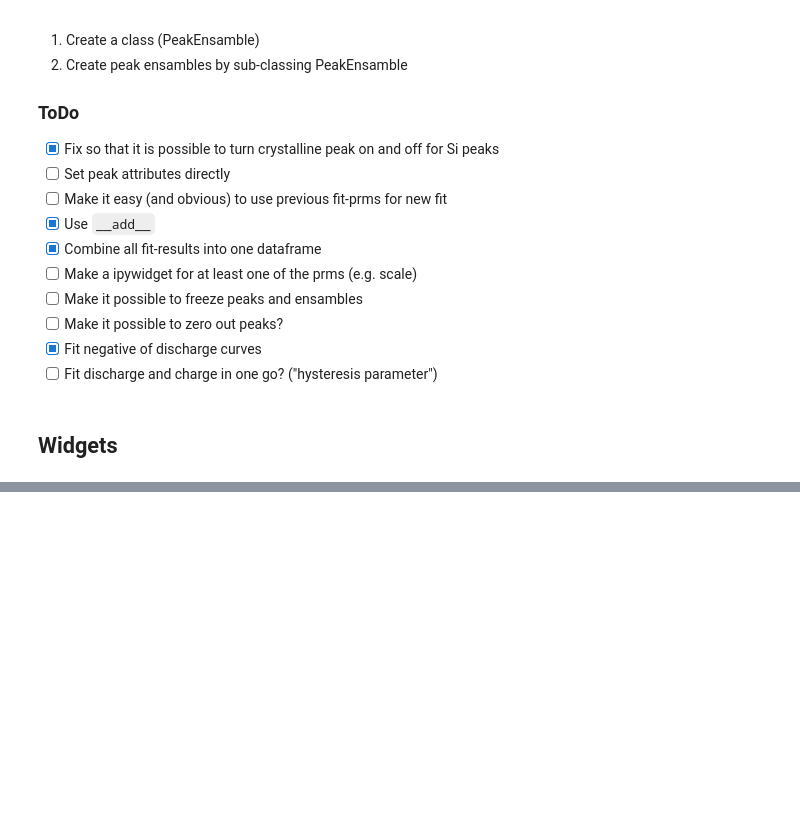
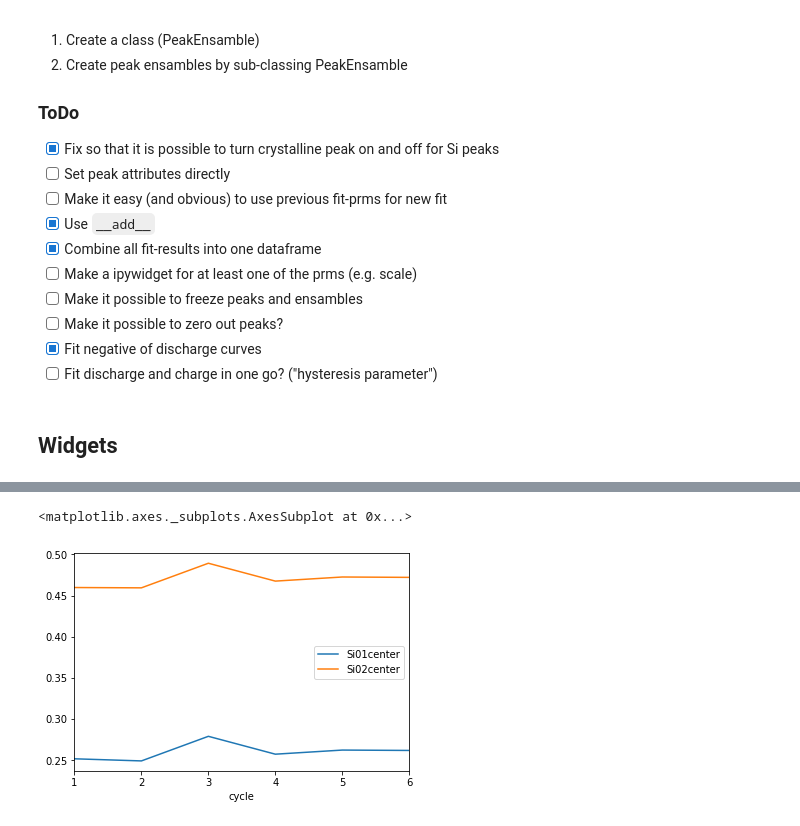
Before and after one commit to jepegit/cellpy, a Jupyter notebook: dev_utils/ica_notebooks/fitting/fitting_with_widgets.ipynb, the cells around one changed output, grey strips where cells are left out. Saved outputs shown, nothing was run; the diff lists cells and outputs as text; code cells hidden in the pictures; blank space fills up the shorter version.

```diff
--- a/dev_utils/ica_notebooks/fitting/fitting_with_widgets.ipynb
+++ b/dev_utils/ica_notebooks/fitting/fitting_with_widgets.ipynb
@@ -831,0 +517,14 @@ NdLayout
+# %%
+cycles = sorted(visited.keys())
+all_dfs = []
+for cycle in cycles:
+    params = visited[cycle].peaks_object.params
+    labels = params.keys()
+    columns = list(labels)
+    df = pd.DataFrame(columns=columns)
+    df.loc[cycle] = None
+    for label in labels:
+        df.loc[cycle, label] = params[label].value
+    all_dfs.append(df)
+n_df = pd.concat(all_dfs)
+n_df.index.name = "cycle"
@@ -831,0 +543,5 @@ NdLayout
+# %%
+n_df.plot(y=["Si01center", "Si02center"])
+# %% [output]
+<matplotlib.axes._subplots.AxesSubplot at 0x...>
+[figure, added]
```
Also changed, not shown: parts of 69 cells of this notebook, 1 other file.
